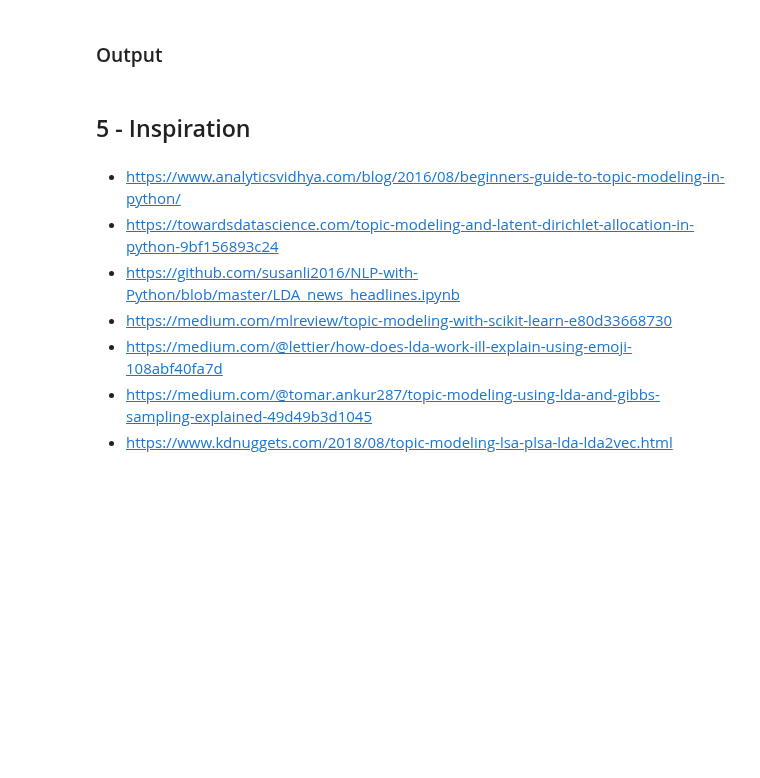
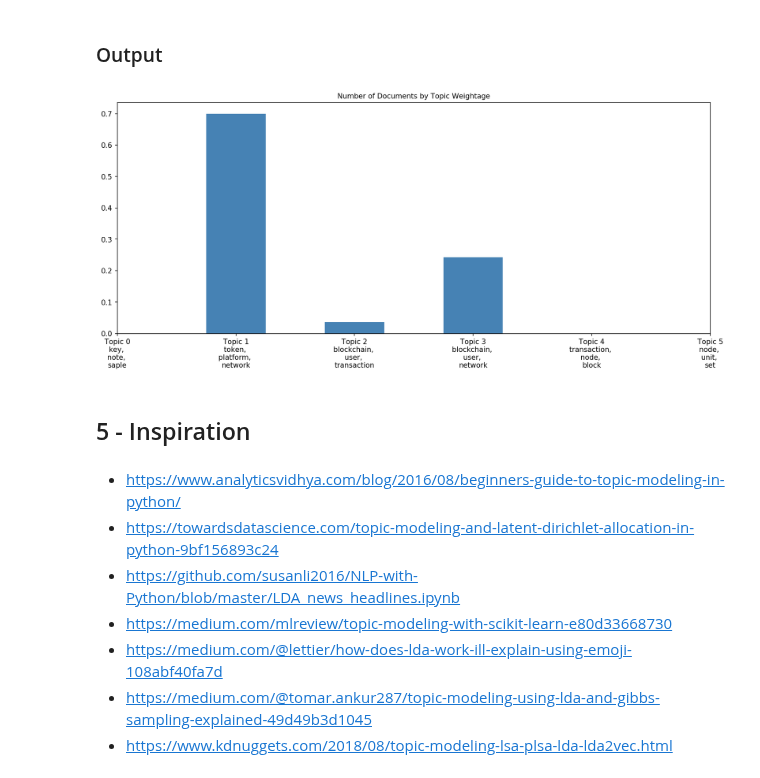
Before and after one commit to luisdiegocm/HWR_DataScience_Project, a Jupyter notebook: notebooks/4- Topic Modeling.ipynb, the cells around one changed output. Drawn from its saved outputs; the diff is of its cells as text; code cells hidden in the pictures; blank space fills up the shorter version.

Commit message:
Harmonize Topic

```diff
--- a/notebooks/4- Topic Modeling.ipynb
+++ b/notebooks/4- Topic Modeling.ipynb
@@ -413,3 +470,6 @@ corpora_test = corpus.makeCleanCorpus(testset, lemmatize=True, removePunct=True,
 # %%
-#corpora segregated in terms of sentences
-corpora_test_whole = corpus.makeCleanCorpus(testset, lemmatize=True, removePunct=True, removeNums=True, makeSentences=False, removeURL=True, removeChar= True, stops=['\u200b'] )
+# Define if you want your corpus to be whole or divided in sentences
+makeSentences = True
+# Creates a dictionary with each White Paper and its text pre-processed
+corpora_test_sent = corpus.makeCleanCorpus(testset, lemmatize=True, removePunct=True, removeNums=True
+                                 ,makeSentences=makeSentences, removeURL=True, removeChar=True, removeEnt=False)
@@ -416,6 +497,6 @@ corpora_test_whole = corpus.makeCleanCorpus(testset, lemmatize=True, removePunct
 # %%
 #Combining them and putting into pandas dataframe
-test_combined = {key:[combine_text(value)] for (key, value) in corpora_test.items()}
+test_combined = {key:[combine_text(value)] for (key, value) in corpora_test_sent.items()}
 pd.set_option('max_colwidth', 150)
 test_df = pd.DataFrame.from_dict(test_combined).transpose()
 test_df.columns = ['whitepapers']
@@ -444,5 +543,34 @@ df_dominant_topic.head(10)
 # %% [markdown]
 ### Output
+# %%
+# Use the function to get the percentages of topics in the document
+_, topic_percentages = topics_per_document(model=lda_gensim, corpus=corpus_lda_test,doc="budbo",df=test_df)
+
+# Total Topic Distribution by actual weight
+topic_weightage_by_doc = pd.DataFrame([dict(t) for t in topic_percentages])
+df_topic_weightage_by_doc = topic_weightage_by_doc.sum().to_frame(name='count').reset_index()
+
+# Top 3 Keywords for each Topic
+topic_top3words = [(i, topic) for i, topics in lda_gensim.show_topics(formatted=False)
+                                 for j, (topic, wt) in enumerate(topics) if j < 3]
+
+df_top3words_stacked = pd.DataFrame(topic_top3words, columns=['topic_id', 'words'])
+df_top3words = df_top3words_stacked.groupby('topic_id').agg(', \n'.join)
+df_top3words.reset_index(level=0,inplace=True)
+# %%
+# Plot
+fig, ax = plt.subplots(1, 1, figsize=(15, 6), dpi=150, sharey=True)
+
+# Topic Distribution by Topic Weights
+ax.bar(x='index', height='count', data=df_topic_weightage_by_doc, width=.5, color='steelblue')
+ax.set_xticks(range(6))
+tick_formatter = FuncFormatter(lambda x, pos: 'Topic ' + str(x)+ '\n' + df_top3words.loc[df_top3words.topic_id==x, 'words'].values[0])
+ax.xaxis.set_major_formatter(tick_formatter)
+ax.set_title('Number of Documents by Topic Weightage', fontdict=dict(size=10))
+
+plt.show()
+# %% [output]
+[figure, added]
 # %% [markdown]
 ## 5 - Inspiration
 # %% [markdown]
```
Also changed, not shown: parts of 18 cells of this notebook, 1 other file.
